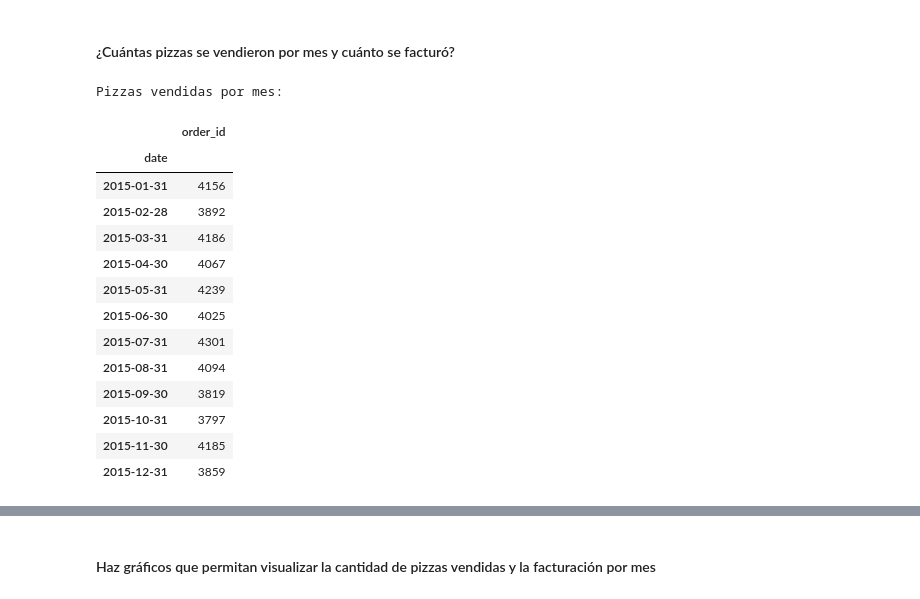
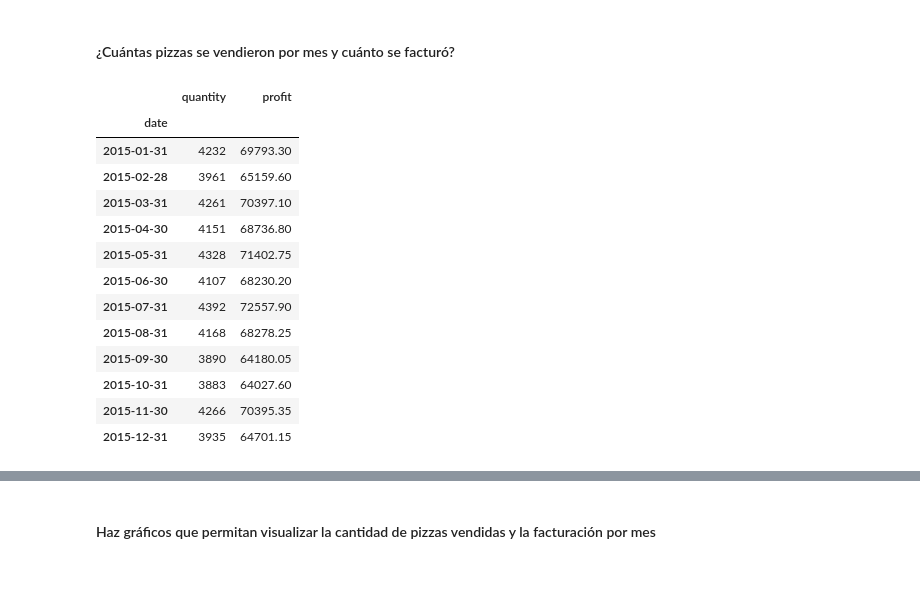
Before and after one commit to pablonunez81/ucom_intro_prog_final_work, a Jupyter notebook: M1_Trabajo_Final_pnunez_bbenitez.ipynb, the cells around one changed output, grey strips where cells are left out. Cells and saved outputs as stored; diff of their text form; code cells hidden in the pictures.

```diff
--- a/M1_Trabajo_Final_pnunez_bbenitez.ipynb
+++ b/M1_Trabajo_Final_pnunez_bbenitez.ipynb
@@ -376,16 +370,3 @@ print(f'Las ventas corresponde al periodo entre {start_date.iloc[0,1]} y {end_da
 Las ventas corresponde al periodo entre 2015-01-01 00:00:00 y 2015-12-31 00:00:00
 # %% [markdown]
 #### ¿Cuántos fueron los pedidos por mes?
-# %%
-# https://www.analyticslane.com/2018/07/06/agrupacion-de-datos-por-fecha-en-pandas/
-# agrupar por mes
-# contar por mes
-df_orders.index = df_orders['date']
-monthly_orders = df_orders.resample('M').count()
-monthly_orders_list = monthly_orders.iloc[:,0:1]
-monthly_orders_list
-#monthly_orders['date']
-#df_orders['date'].dt.quarter
-#df_orders.info()
-#df_orders
-#print(f'Los pedidos por mes fueron: {number_of_orders}')
@@ -427,26 +413,23 @@ merge_orders_x_pizzas = pd.merge(merge_orders_x_details, df_pizzas, on='pizza_id
 # %% [markdown]
 #### ¿Cuántas pizzas se vendieron por mes y cuánto se facturó?
 # %%
+merge_orders_x_pizzas['profit'] = merge_orders_x_pizzas['price'] * merge_orders_x_pizzas['quantity']    # agregamos el cálculo de precio por cantidad por cada pedido
 merge_orders_x_pizzas.index = merge_orders_x_pizzas['date']
-merge_orders_x_pizzas['date'] = pd.to_datetime(merge_orders_x_pizzas['date'])   # formateamos el objeto al tipo date
-merge_orders_x_pizzas['month'] = merge_orders_x_pizzas['date'].dt.month         # añadimos una columna con el número de mes
-pizza_x_month = merge_orders_x_pizzas.resample('M').count()                     # agrupamos cantidad de pizzas por mes
-
-print('Pizzas vendidas por mes:')
-pizza_x_month.iloc[:,:1]
+merge_orders_x_pizzas['date'] = pd.to_datetime(merge_orders_x_pizzas['date'])                           # formateamos el objeto al tipo date
+merge_orders_x_pizzas['month'] = merge_orders_x_pizzas['date'].dt.month                                 # añadimos una columna con el número de mes
+merge_orders_x_pizzas.resample('M')['quantity', 'profit'].sum()                                         # agrupamos cantidad de pizzas por mes
 # %% [output]
-Pizzas vendidas por mes:
-|  | order_id |
-| date |  |
-| 2015-01-31 | 4156 |
-| 2015-02-28 | 3892 |
-| 2015-03-31 | 4186 |
-| 2015-04-30 | 4067 |
-| 2015-05-31 | 4239 |
-| 2015-06-30 | 4025 |
-| 2015-07-31 | 4301 |
-| 2015-08-31 | 4094 |
-| 2015-09-30 | 3819 |
-| 2015-10-31 | 3797 |
-| 2015-11-30 | 4185 |
-| 2015-12-31 | 3859 |
+|  | quantity | profit |
+| date |  |  |
+| 2015-01-31 | 4232 | 69793.30 |
+| 2015-02-28 | 3961 | 65159.60 |
+| 2015-03-31 | 4261 | 70397.10 |
+| 2015-04-30 | 4151 | 68736.80 |
+| 2015-05-31 | 4328 | 71402.75 |
+| 2015-06-30 | 4107 | 68230.20 |
+| 2015-07-31 | 4392 | 72557.90 |
+| 2015-08-31 | 4168 | 68278.25 |
+| 2015-09-30 | 3890 | 64180.05 |
+| 2015-10-31 | 3883 | 64027.60 |
+| 2015-11-30 | 4266 | 70395.35 |
+| 2015-12-31 | 3935 | 64701.15 |
```
Also changed, not shown: parts of 11 cells of this notebook.
